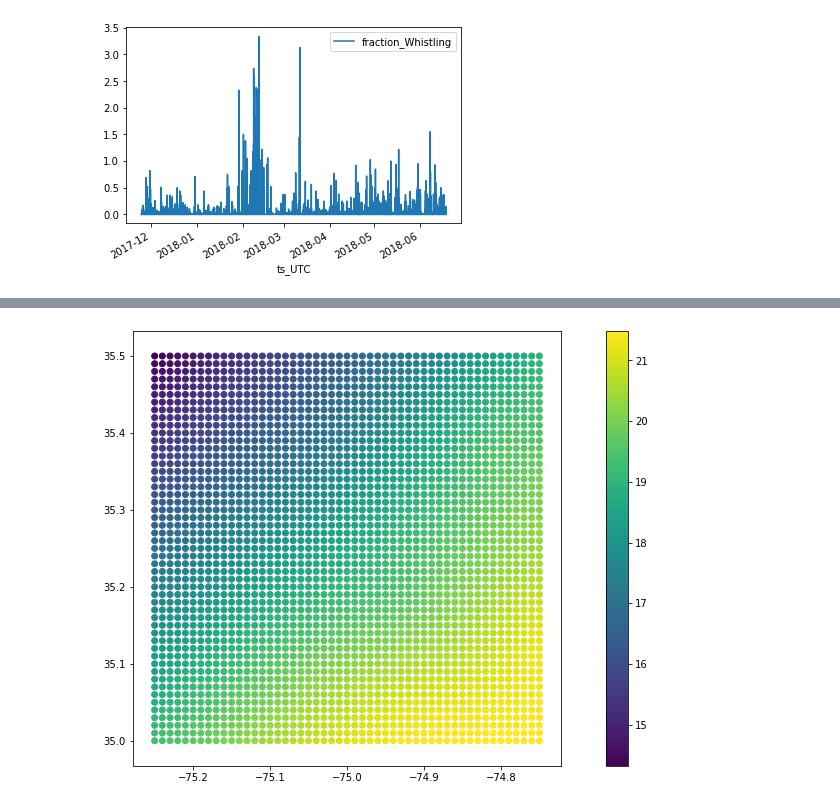
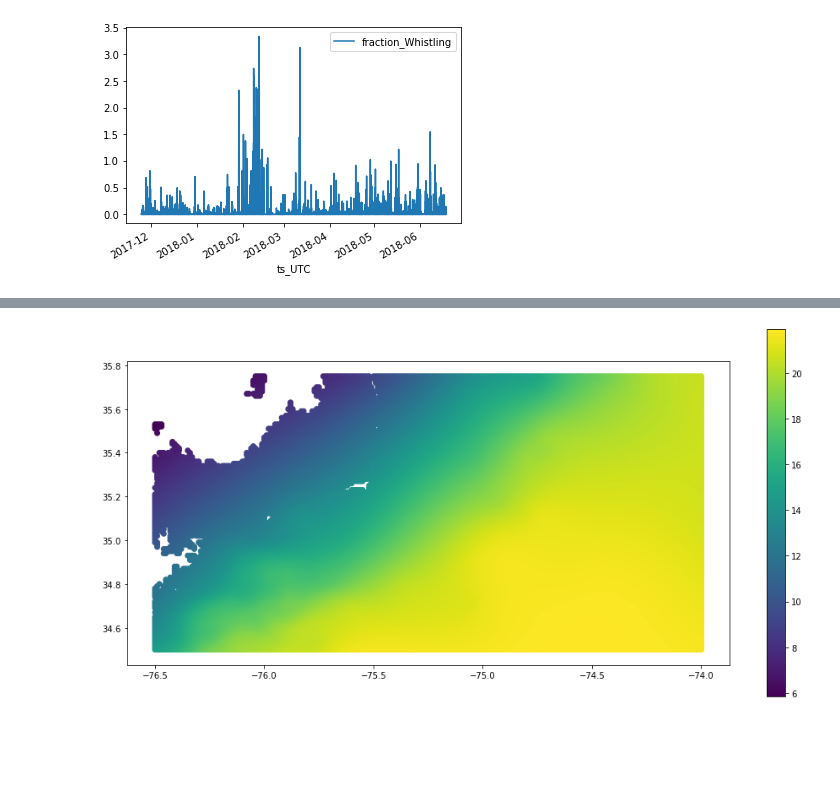
Before and after one commit to sblockhartzzero/SampleCode, a Jupyter notebook: Bioacoustics/whistles_and_sst_ADEON.ipynb, the cells around one changed output, grey strips where cells are left out. Cells and saved outputs as stored; diff of their text form; code cells hidden in the pictures; blank space fills up the shorter version.

```diff
--- a/Bioacoustics/whistles_and_sst_ADEON.ipynb
+++ b/Bioacoustics/whistles_and_sst_ADEON.ipynb
@@ -18,4 +19,4 @@ from datetime import datetime
 # %%
 # Load SST csv file into pandas dataframe
-df_sst = pd.read_csv('jplMURSST41_6956_80b0_6cc6.csv', header=1)
-#df_sst.head()
+# df_sst = pd.read_csv('jplMURSST41_6956_80b0_6cc6.csv', header=1)
+df_sst = pd.read_csv('jplMURSST41_0528_e323_ab75.csv', header=0)
@@ -22,7 +32,6 @@ df_sst = pd.read_csv('jplMURSST41_6956_80b0_6cc6.csv', header=1)
 # %%
 # Convert to datetime like
-# df['Time stamp'] = pd.to_datetime(df['Time stamp'], format= '%d/%m/%Y')
-df_sst['ts_UTC'] = pd.to_datetime(df_sst['UTC'], format='%Y-%m-%dT%H:%M:%SZ')
+df_sst['ts_UTC'] = pd.to_datetime(df_sst['time'], format='%Y-%m-%dT%H:%M:%SZ')
 # %%
 # Check datatypes
 df_sst.info()
@@ -104,12 +114,13 @@ Text(0, 0.5, 'SST in degrees C')
 # During 3 of these events, the fraction of whistling was very high.
 # %%
 # Add geometry to the pandas df_sst dataframe and create a geodataframe
-df_sst['geometry'] = df_sst.apply(lambda row: Point(row.degrees_east, row.degrees_north), axis=1)
+df_sst['geometry'] = df_sst.apply(lambda row: Point(row.longitude, row.latitude), axis=1)
 df_sst = gpd.GeoDataFrame(df_sst, crs={'init' :'epsg:4326'})
 # %%
 # Plot SST field at a specified (datetime) ts_UTC
 # Pick a time when there are a lot of vocalizations AND the SST is low.
 #help(gpd.GeoDataFrame)
 df_sst_snapshot = df_sst.loc[lambda df_sst: df_sst['ts_UTC'] == '2018-02-01 09:00:00']
-df_sst_snapshot.head()
+df_sst_snapshot_H20 = df_sst_snapshot.loc[lambda df_sst_snapshot: df_sst_snapshot['mask'] == 1]
+df_sst_snapshot_H20.head()
 # %% [output]
@@ -122,7 +133,7 @@ df_sst_snapshot.head()
 # %%
 # Plot SST at specified datetime
-df_sst_snapshot.plot(column='degree_C', legend=True, figsize=(16,8));
+df_sst_snapshot_H20.plot(column='analysed_sst', legend=True, figsize=(16,8));
 # %% [output]
-[figure, old version]
+[figure, new version]
 # %%
 # It looks like the mooring location (35.2N, -75.0E) is at a frontal boundary
```
Also changed, not shown: parts of 8 cells of this notebook.
